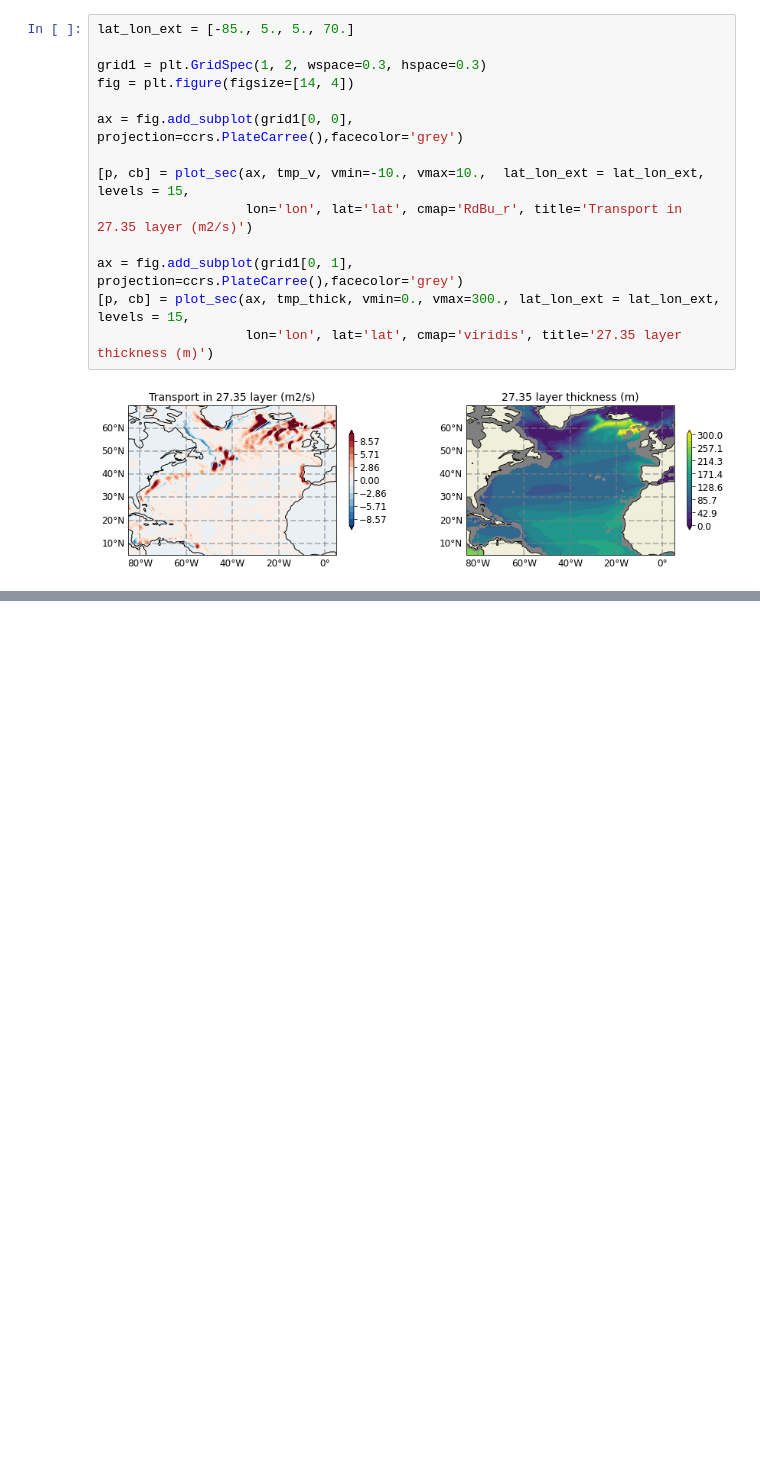
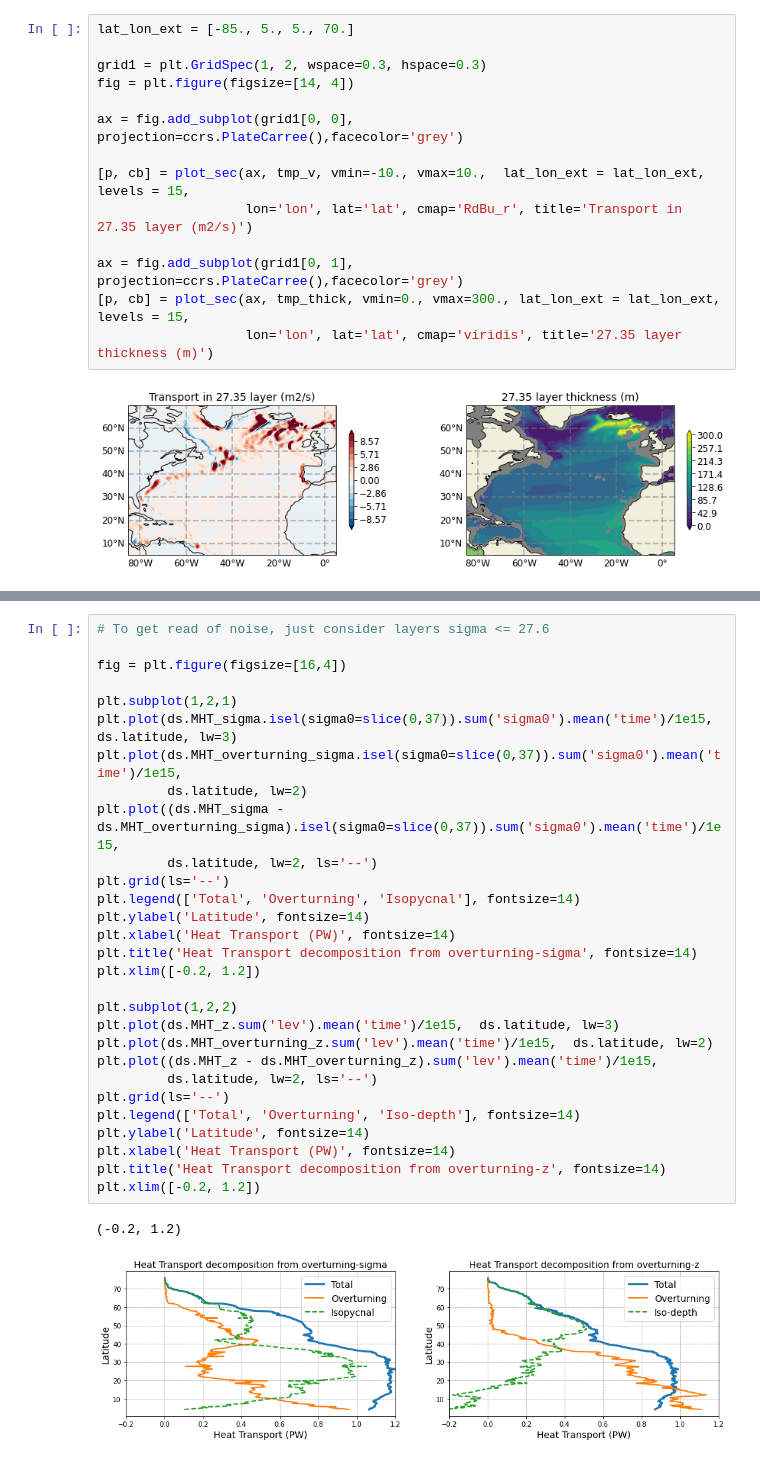
Before and after one commit to hmkhatri/AMOC_Variability_DePreSys_MET, a Jupyter notebook: Notebooks/Analysis/07_Overturning_sigma_z.ipynb, the cells around one changed output, grey strips where cells are left out. Drawn from its saved outputs; the diff is of its cells as text; blank space fills up the shorter version.

```diff
--- a/Notebooks/Analysis/07_Overturning_sigma_z.ipynb
+++ b/Notebooks/Analysis/07_Overturning_sigma_z.ipynb
@@ -183,0 +333,32 @@ Coordinates:
+# %%
+# To get read of noise, just consider layers sigma <= 27.6
+
+fig = plt.figure(figsize=[16,4])
+
+plt.subplot(1,2,1)
+plt.plot(ds.MHT_sigma.isel(sigma0=slice(0,37)).sum('sigma0').mean('time')/1e15,  ds.latitude, lw=3)
+plt.plot(ds.MHT_overturning_sigma.isel(sigma0=slice(0,37)).sum('sigma0').mean('time')/1e15,
+         ds.latitude, lw=2)
+plt.plot((ds.MHT_sigma - ds.MHT_overturning_sigma).isel(sigma0=slice(0,37)).sum('sigma0').mean('time')/1e15,
+         ds.latitude, lw=2, ls='--')
+plt.grid(ls='--')
+plt.legend(['Total', 'Overturning', 'Isopycnal'], fontsize=14)
+plt.ylabel('Latitude', fontsize=14)
+plt.xlabel('Heat Transport (PW)', fontsize=14)
+plt.title('Heat Transport decomposition from overturning-sigma', fontsize=14)
+plt.xlim([-0.2, 1.2])
+
+plt.subplot(1,2,2)
+plt.plot(ds.MHT_z.sum('lev').mean('time')/1e15,  ds.latitude, lw=3)
+plt.plot(ds.MHT_overturning_z.sum('lev').mean('time')/1e15,  ds.latitude, lw=2)
+plt.plot((ds.MHT_z - ds.MHT_overturning_z).sum('lev').mean('time')/1e15,
+         ds.latitude, lw=2, ls='--')
+plt.grid(ls='--')
+plt.legend(['Total', 'Overturning', 'Iso-depth'], fontsize=14)
+plt.ylabel('Latitude', fontsize=14)
+plt.xlabel('Heat Transport (PW)', fontsize=14)
+plt.title('Heat Transport decomposition from overturning-z', fontsize=14)
+plt.xlim([-0.2, 1.2])
+# %% [output]
+(-0.2, 1.2)
+[figure, added]
```
Also changed, not shown: parts of 17 cells of this notebook, 6 other files.
